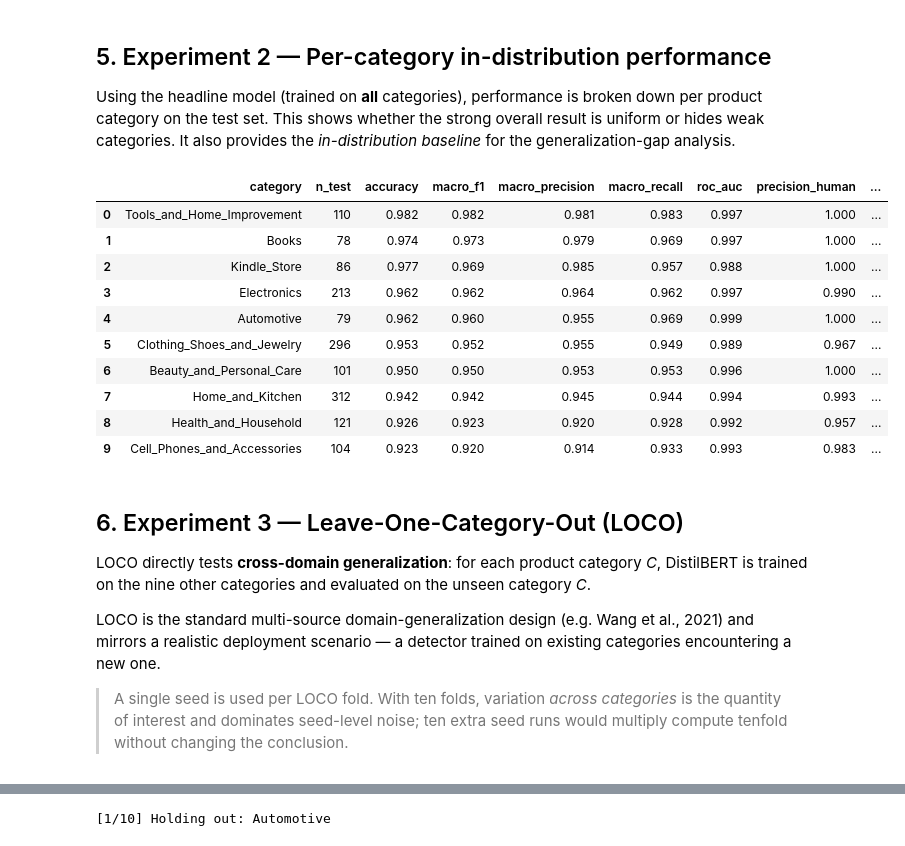
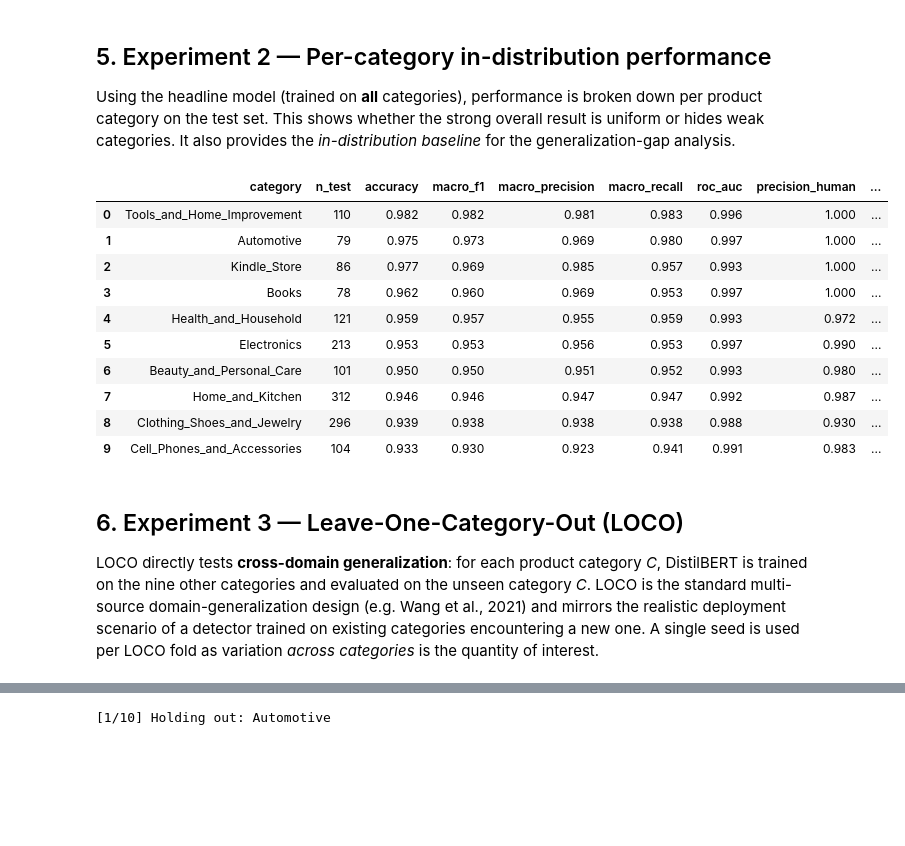
Before and after one commit to PhilM1Pro/ML-in-Applied-setting, a Jupyter notebook: MLseminar_distilBERT_final (1).ipynb, the cells around one changed output, grey strips where cells are left out. Cells and saved outputs as stored; diff of their text form; code cells hidden in the pictures; blank space fills up the shorter version.

Commit message:
added gitignore, implemented code in VSC instead of Colab

```diff
--- a/MLseminar_distilBERT_final (1).ipynb
+++ b/MLseminar_distilBERT_final (1).ipynb
@@ -358,27 +283,27 @@ Token-length summary by class (training set):
 MAX_LEN is set to 128, which therefore covers ~95%+ of reviews; longer reviews are truncated.
 # %%
 # --- Length distribution figure ---
-# Visualises the length confound: if the two classes occupy clearly different
-# length ranges, a classifier can exploit length instead of writing style.
 fig, axes = plt.subplots(1, 2, figsize=(15, 5))
 
 # Histogram (clipped at 150 tokens for readability).
 for cls, lab, col in [(0, "Human", "#4C72B0"), (1, "AI", "#DD8452")]:
-    sub = train_len.loc[train_len[LABEL_COL] == cls, "n_tokens"].clip(upper=150)
+    sub = train_len.loc[train_len["ai_generated"] == cls, "n_tokens"].clip(upper=150)
     axes[0].hist(sub, bins=40, alpha=0.6, label=lab, color=col)
 axes[0].set_title("Review length distribution (clipped at 150 tokens)")
 axes[0].set_xlabel("Tokens"); axes[0].set_ylabel("Count"); axes[0].legend()
 
-# Boxplot — makes the difference in spread explicit.
-sns.boxplot(data=train_len, x=LABEL_COL, y="n_tokens", palette="viridis", ax=axes[1])
+# Boxplot
+sns.boxplot(data=train_len, x="ai_generated", y="n_tokens", palette="viridis", ax=axes[1])
 axes[1].set_title("Review length by class")
 axes[1].set_xlabel("Class (0=Human, 1=AI)"); axes[1].set_ylabel("Tokens")
 axes[1].set_ylim(0, 200)
 
 plt.tight_layout()
-plt.savefig(RESULTS_DIR / "eda_length_distribution.png", dpi=200, bbox_inches="tight")
 plt.show()
 
+#
+#
+#
 print("Interpretation: if the AI class has a much narrower length range than "
       "the human class, length is a partial confound. This is addressed by the "
       "length-controlled robustness check in Section 9.")
@@ -471,20 +388,19 @@ def prep_dataset(df: pd.DataFrame) -> Dataset:
     """Convert a dataframe slice into a tokenized HuggingFace Dataset
     containing only the columns the Trainer needs."""
     ds = Dataset.from_pandas(
-        df[[TEXT_COL, LABEL_COL]].rename(columns={LABEL_COL: "label"}),
+        df[["text", "ai_generated"]].rename(columns={"ai_generated": "label"}),
         preserve_index=False,
     )
     ds = ds.map(
-        lambda b: tokenizer(b[TEXT_COL], truncation=True, max_length=MAX_LEN),
+        lambda b: tokenizer(b["text"], truncation=True, max_length=MAX_LEN),
         batched=True,
     )
     # Drop the raw text so the data collator only sees tensors.
-    return ds.remove_columns([TEXT_COL])
+    return ds.remove_columns(["text"])
 
 
 def fresh_model():
-    """Return a NEW model initialised from the pretrained checkpoint.
-    A fresh model is created for every training run so that no information
+    """A new model is created for every training run so no information
     leaks between experiments or LOCO folds."""
     return AutoModelForSequenceClassification.from_pretrained(
         MODEL_NAME, num_labels=2,
@@ -493,8 +409,7 @@ def fresh_model():
 
 
 def compute_metrics(eval_pred):
-    """Metrics computed by the Trainer on the validation set each epoch.
-    Used for model selection (best epoch by macro-F1)."""
+    """Metrics computed by the Trainer on the validation set each epoch."""
     logits, labels = eval_pred
     preds = np.argmax(logits, axis=-1)
     probs = torch.softmax(torch.from_numpy(logits), dim=-1)[:, 1].numpy()
@@ -510,7 +425,7 @@ def compute_metrics(eval_pred):
 
 
 def per_class_metrics(y_true, y_pred, y_prob):
-    """Full metric set including PER-CLASS precision/recall/F1.
+    """Full metric set including per-class precision/recall/F1.
     Per-class metrics are essential for diagnosing prior-shift effects in the
     cross-domain experiment: a symmetric drop indicates genuine domain shift,
     while a one-sided collapse indicates a class-prior artefact."""
@@ -544,7 +459,7 @@ def train_one(train_df, val_df, output_dir, seed=GLOBAL_SEED, epochs=EPOCHS):
         load_best_model_at_end=True,
         metric_for_best_model="macro_f1",
         greater_is_better=True,
-        fp16=torch.cuda.is_available(),     # mixed precision: ~2x less memory
+        fp16=torch.cuda.is_available(),     # mixed precision: less memory
         logging_steps=50,
         seed=seed,
         report_to="none",
@@ -608,27 +521,30 @@ print(f"Pool: {len(df_pool)} rows -> train {len(pool_train)}, val {len(pool_val)
 # %% [output]
 Pool: 8500 rows -> train 7650, val 850
 # %%
-# --- Three-seed in-distribution training ---
-# The model from the FIRST seed is kept (headline_trainer) and reused for the
-# per-category breakdown, error analysis and length check, to avoid retraining.
+# --- In-distribution training ---
+# Trains three models with different seeds to show robustness of the results.
+
 seed_rows = []
 headline_trainer = None
 
 for seed in SEEDS:
     print(f"\n=== Seed {seed} ===")
     t0 = time.time()
-    trainer_s = train_one(pool_train, pool_val,
+    trainer_s = train_one(df_train, df_val,          # original frozen splits
                           MODELS_DIR / f"headline_seed{seed}", seed=seed)
     metrics = predict_on_df(trainer_s, df_test)
     seed_rows.append({"seed": seed, **metrics, "minutes": (time.time() - t0) / 60})
 
     if seed == SEEDS[0]:
-        headline_trainer = trainer_s           # keep for downstream analysis
+        headline_trainer = trainer_s
     else:
         free_memory(trainer_s)
 
 seed_df = pd.DataFrame(seed_rows)
 seed_df.to_csv(RESULTS_DIR / "headline_seed_replicates.csv", index=False)
 display(seed_df.round(4))
+
+headline_trainer.save_model(str(MODELS_DIR / "headline_seed42_final"))
+tokenizer.save_pretrained(str(MODELS_DIR / "headline_seed42_final"))
 # %% [output]
 === Seed 42 ===
@@ -763,40 +686,34 @@ the *in-distribution baseline* for the generalization-gap analysis.
 # %%
 # --- Per-category evaluation of the headline model ---
 per_cat_rows = []
-for cat in sorted(df_test[CAT_COL].unique()):
-    sub = df_test[df_test[CAT_COL] == cat]
+for cat in sorted(df_test["category"].unique()):
+    sub = df_test[df_test["category"] == cat]
     per_cat_rows.append({"category": cat, "n_test": len(sub),
                          **predict_on_df(headline_trainer, sub)})
 
 per_cat_df = (pd.DataFrame(per_cat_rows)
               .sort_values("macro_f1", ascending=False)
               .reset_index(drop=True))
 per_cat_df.to_csv(RESULTS_DIR / "per_category_in_distribution.csv", index=False)
 display(per_cat_df.round(3))
 # %% [output]
 |  | category | n_test | accuracy | macro_f1 | macro_precision | macro_recall | roc_auc | precision_human | ... |
-| 0 | Tools_and_Home_Improvement | 110 | 0.982 | 0.982 | 0.981 | 0.983 | 0.997 | 1.000 | ... |
-| 1 | Books | 78 | 0.974 | 0.973 | 0.979 | 0.969 | 0.997 | 1.000 | ... |
-| 2 | Kindle_Store | 86 | 0.977 | 0.969 | 0.985 | 0.957 | 0.988 | 1.000 | ... |
-| 3 | Electronics | 213 | 0.962 | 0.962 | 0.964 | 0.962 | 0.997 | 0.990 | ... |
-| 4 | Automotive | 79 | 0.962 | 0.960 | 0.955 | 0.969 | 0.999 | 1.000 | ... |
-| 5 | Clothing_Shoes_and_Jewelry | 296 | 0.953 | 0.952 | 0.955 | 0.949 | 0.989 | 0.967 | ... |
-| 6 | Beauty_and_Personal_Care | 101 | 0.950 | 0.950 | 0.953 | 0.953 | 0.996 | 1.000 | ... |
-| 7 | Home_and_Kitchen | 312 | 0.942 | 0.942 | 0.945 | 0.944 | 0.994 | 0.993 | ... |
-| 8 | Health_and_Household | 121 | 0.926 | 0.923 | 0.920 | 0.928 | 0.992 | 0.957 | ... |
-| 9 | Cell_Phones_and_Accessories | 104 | 0.923 | 0.920 | 0.914 | 0.933 | 0.993 | 0.983 | ... |
+| 0 | Tools_and_Home_Improvement | 110 | 0.982 | 0.982 | 0.981 | 0.983 | 0.996 | 1.000 | ... |
+| 1 | Automotive | 79 | 0.975 | 0.973 | 0.969 | 0.980 | 0.997 | 1.000 | ... |
+| 2 | Kindle_Store | 86 | 0.977 | 0.969 | 0.985 | 0.957 | 0.993 | 1.000 | ... |
+| 3 | Books | 78 | 0.962 | 0.960 | 0.969 | 0.953 | 0.997 | 1.000 | ... |
+| 4 | Health_and_Household | 121 | 0.959 | 0.957 | 0.955 | 0.959 | 0.993 | 0.972 | ... |
+| 5 | Electronics | 213 | 0.953 | 0.953 | 0.956 | 0.953 | 0.997 | 0.990 | ... |
+| 6 | Beauty_and_Personal_Care | 101 | 0.950 | 0.950 | 0.951 | 0.952 | 0.993 | 0.980 | ... |
+| 7 | Home_and_Kitchen | 312 | 0.946 | 0.946 | 0.947 | 0.947 | 0.992 | 0.987 | ... |
+| 8 | Clothing_Shoes_and_Jewelry | 296 | 0.939 | 0.938 | 0.938 | 0.938 | 0.988 | 0.930 | ... |
+| 9 | Cell_Phones_and_Accessories | 104 | 0.933 | 0.930 | 0.923 | 0.941 | 0.991 | 0.983 | ... |
 # %% [markdown]
 ## 6. Experiment 3 — Leave-One-Category-Out (LOCO)
 
 LOCO directly tests **cross-domain generalization**: for each product category
 *C*, DistilBERT is trained on the nine other categories and evaluated on the
-unseen category *C*.
-
-LOCO is the standard multi-source domain-generalization design (e.g. Wang et
-al., 2021) and mirrors a realistic deployment scenario — a detector trained on
-existing categories encountering a new one.
-
-> A single seed is used per LOCO fold. With ten folds, variation *across
-> categories* is the quantity of interest and dominates seed-level noise;
-> ten extra seed runs would multiply compute tenfold without changing the
-> conclusion.
+unseen category *C*. LOCO is the standard multi-source domain-generalization design (e.g. Wang et
+al., 2021) and mirrors the realistic deployment scenario of a detector trained on
+existing categories encountering a new one. A single seed is used per LOCO fold as variation *across
+categories* is the quantity of interest.
```
Also changed, not shown: parts of 29 cells of this notebook, 1 other file.
